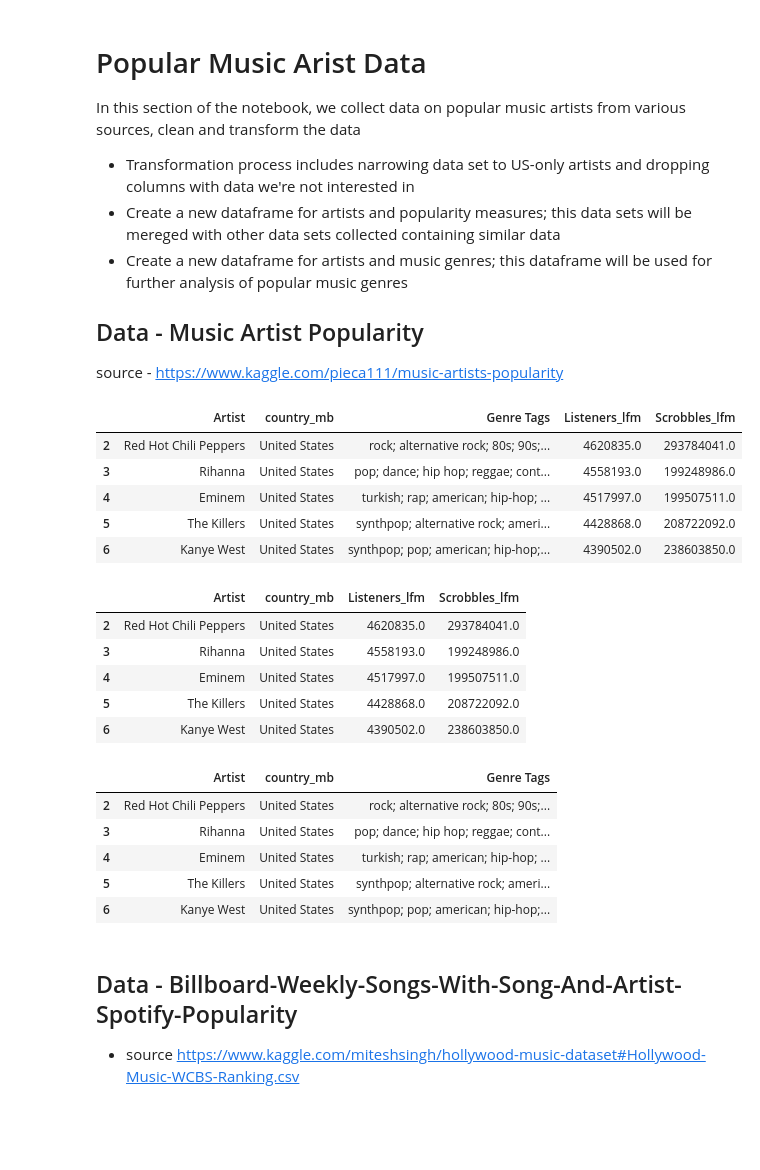
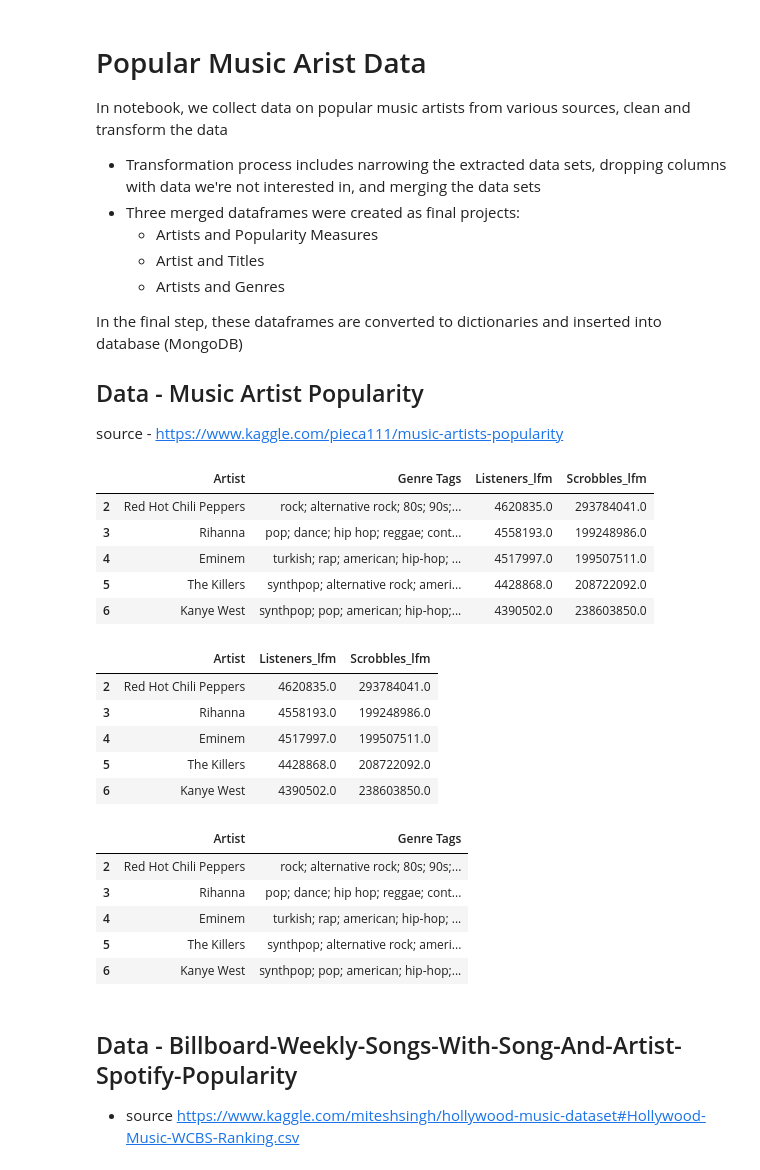
Before and after one commit to 4datawoman/ETL-project, a Jupyter notebook: ETL_project.ipynb, the cells around one changed output. Cells and saved outputs as stored; diff of their text form; code cells hidden in the pictures; blank space fills up the shorter version.

```diff
--- a/ETL_project.ipynb
+++ b/ETL_project.ipynb
@@ -4,63 +4,68 @@ import os
 import datetime as dt
 # %% [markdown]
 # Popular Music Arist Data
-In this section of the notebook, we collect data on popular music artists from various sources, clean and transform the data
-- Transformation process includes narrowing data set to US-only artists and dropping columns with data we're not interested in
-- Create a new dataframe for artists and popularity measures; this data sets will be mereged with other data sets collected containing similar data
-- Create a new dataframe for artists and music genres; this dataframe will be used for further analysis of popular music genres
+In notebook, we collect data on popular music artists from various sources, clean and transform the data
+- Transformation process includes narrowing the extracted data sets, dropping columns with data we're not interested in, and merging the data sets
+- Three merged dataframes were created as final projects:
+    - Artists and Popularity Measures
+    - Artist and Titles
+    - Artists and Genres
+
+In the final step, these dataframes are converted to dictionaries and inserted into database (MongoDB)
 
 ## Data - Music Artist Popularity
 source - https://www.kaggle.com/pieca111/music-artists-popularity
 # %%
 # Read the artists csv file in pandas; convert to dataframe
 
 csv_file = "artists.csv"
 
 artists_df = pd.read_csv(csv_file, low_memory=False)
 artists_df = artists_df.drop(columns=['mbid', 'country_lastfm', 'artist_lastfm', 'tags_lastfm','ambiguous_artist'])
 
 # new dataframe with US-only artists
 
 us_df = artists_df.loc[artists_df['country_mb'] == "United States"].dropna()
 
 
 pop_us_artists = us_df.rename(columns={"artist_mb" : "Artist",
                                                "tags_mb" : "Genre Tags",
                                               "listeners_lastfm" : "Listeners_lfm",
                                                "scrobbles_lastfm": "Scrobbles_lfm"})
 
 # pop_us_artists = pop_us_artists.sort_values('listeners_lastfm', ascending=False)
-# pop_us_artists = pop_us_artists.drop_duplicates()
+# pop_us_artists = pop_us_artists.drop_duplicates()pop_us_artists.drop(column=["country_mb"])
+pop_us_artists = pop_us_artists.drop(columns=["country_mb"])
 pop_us_artists.head()
 # %% [output]
-|  | Artist | country_mb | Genre Tags | Listeners_lfm | Scrobbles_lfm |
-| 2 | Red Hot Chili Peppers | United States | rock; alternative rock; 80s; 90s;... | 4620835.0 | 293784041.0 |
-| 3 | Rihanna | United States | pop; dance; hip hop; reggae; cont... | 4558193.0 | 199248986.0 |
-| 4 | Eminem | United States | turkish; rap; american; hip-hop; ... | 4517997.0 | 199507511.0 |
-| 5 | The Killers | United States | synthpop; alternative rock; ameri... | 4428868.0 | 208722092.0 |
-| 6 | Kanye West | United States | synthpop; pop; american; hip-hop;... | 4390502.0 | 238603850.0 |
+|  | Artist | Genre Tags | Listeners_lfm | Scrobbles_lfm |
+| 2 | Red Hot Chili Peppers | rock; alternative rock; 80s; 90s;... | 4620835.0 | 293784041.0 |
+| 3 | Rihanna | pop; dance; hip hop; reggae; cont... | 4558193.0 | 199248986.0 |
+| 4 | Eminem | turkish; rap; american; hip-hop; ... | 4517997.0 | 199507511.0 |
+| 5 | The Killers | synthpop; alternative rock; ameri... | 4428868.0 | 208722092.0 |
+| 6 | Kanye West | synthpop; pop; american; hip-hop;... | 4390502.0 | 238603850.0 |
 # %%
 # new dataframe with artists and popularity measures
 artists = pop_us_artists.drop(columns=["Genre Tags"])
 artists.head()
 # %% [output]
-|  | Artist | country_mb | Listeners_lfm | Scrobbles_lfm |
-| 2 | Red Hot Chili Peppers | United States | 4620835.0 | 293784041.0 |
-| 3 | Rihanna | United States | 4558193.0 | 199248986.0 |
-| 4 | Eminem | United States | 4517997.0 | 199507511.0 |
-| 5 | The Killers | United States | 4428868.0 | 208722092.0 |
-| 6 | Kanye West | United States | 4390502.0 | 238603850.0 |
+|  | Artist | Listeners_lfm | Scrobbles_lfm |
+| 2 | Red Hot Chili Peppers | 4620835.0 | 293784041.0 |
+| 3 | Rihanna | 4558193.0 | 199248986.0 |
+| 4 | Eminem | 4517997.0 | 199507511.0 |
+| 5 | The Killers | 4428868.0 | 208722092.0 |
+| 6 | Kanye West | 4390502.0 | 238603850.0 |
 # %%
 # new dataframe with artists and genre tags
 genre_tags = pop_us_artists.drop(columns=["Listeners_lfm" , "Scrobbles_lfm"])
 genre_tags.head()
 # %% [output]
-|  | Artist | country_mb | Genre Tags |
-| 2 | Red Hot Chili Peppers | United States | rock; alternative rock; 80s; 90s;... |
-| 3 | Rihanna | United States | pop; dance; hip hop; reggae; cont... |
-| 4 | Eminem | United States | turkish; rap; american; hip-hop; ... |
-| 5 | The Killers | United States | synthpop; alternative rock; ameri... |
-| 6 | Kanye West | United States | synthpop; pop; american; hip-hop;... |
+|  | Artist | Genre Tags |
+| 2 | Red Hot Chili Peppers | rock; alternative rock; 80s; 90s;... |
+| 3 | Rihanna | pop; dance; hip hop; reggae; cont... |
+| 4 | Eminem | turkish; rap; american; hip-hop; ... |
+| 5 | The Killers | synthpop; alternative rock; ameri... |
+| 6 | Kanye West | synthpop; pop; american; hip-hop;... |
 # %%
 # this is code splits genre_tag string into a list
 # pop_us_artists["Genre Tags"] = pop_us_artists["Genre Tags"].str.split(";", n = -1)
```
Also changed, not shown: parts of 22 cells of this notebook.
